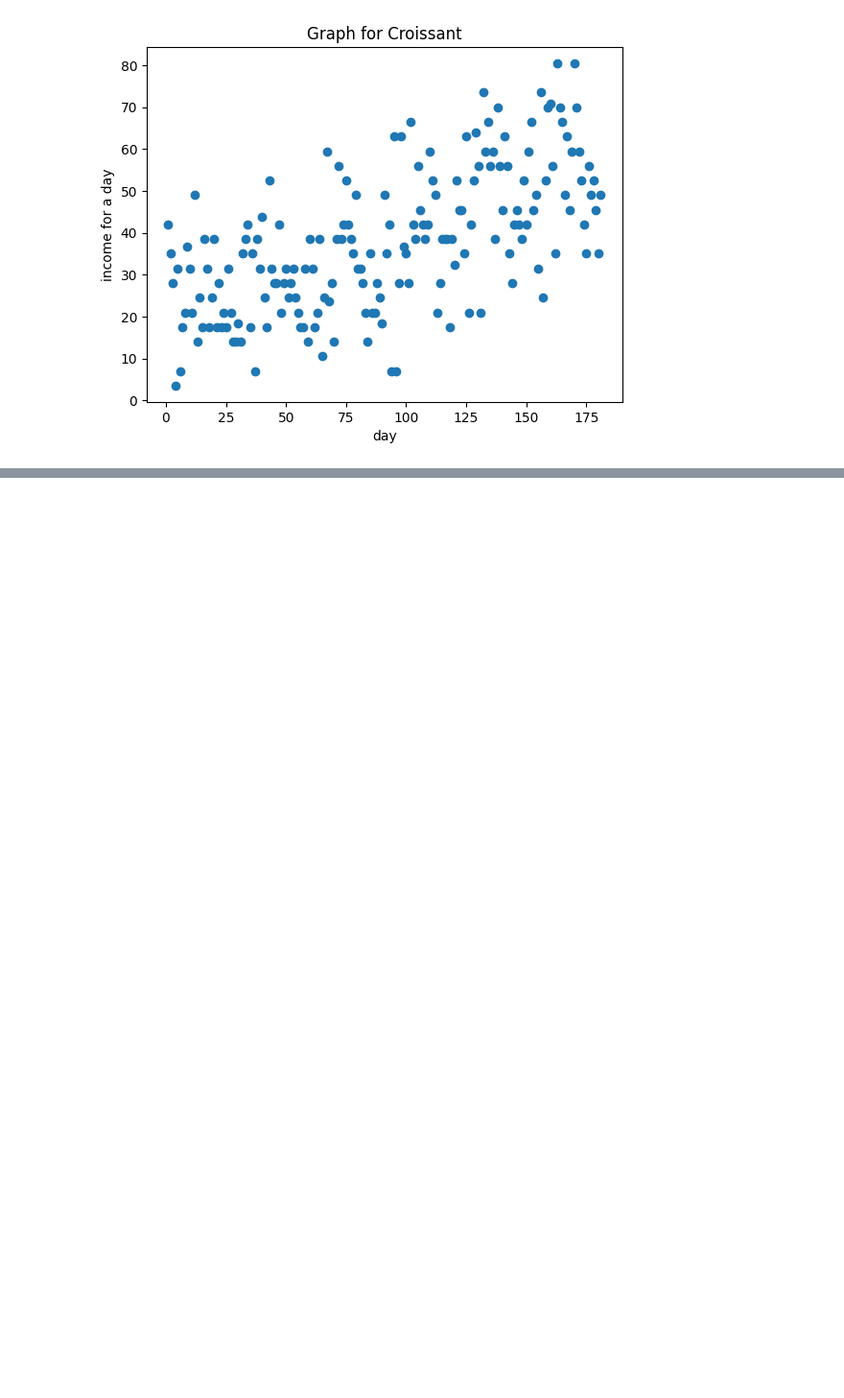
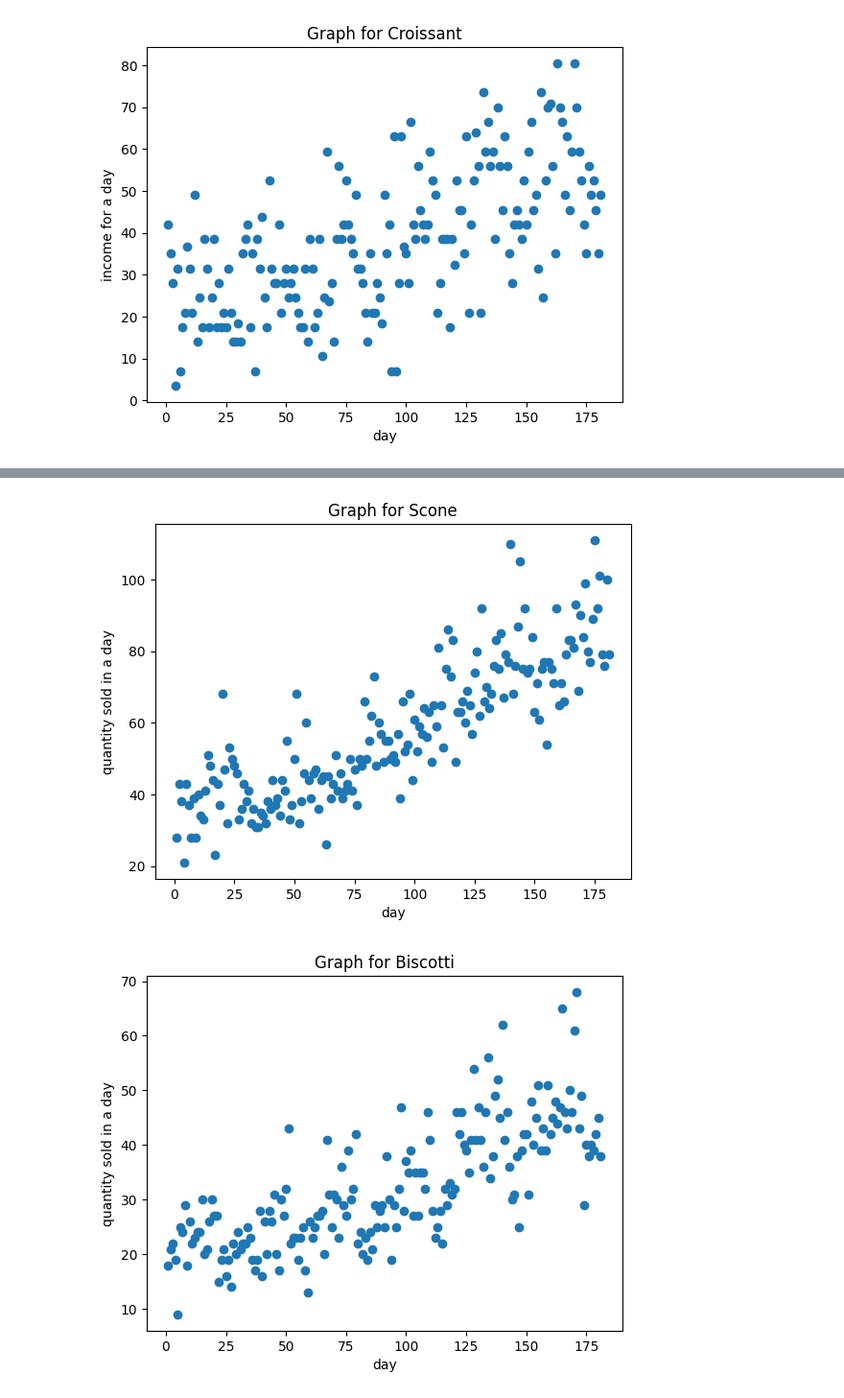
Before and after one commit to Sta1ks/Coffeeshop-analysis, a Jupyter notebook: working_folder/data-preporcessing.ipynb, the cells around one changed output, grey strips where cells are left out. Shown at 96% size. Cells and saved outputs as stored; diff of their text form; code cells hidden in the pictures; blank space fills up the shorter version.

```diff
--- a/working_folder/data-preporcessing.ipynb
+++ b/working_folder/data-preporcessing.ipynb
@@ -117,0 +168,12 @@ for product in products:
+# %%
+for i in types:
+ df = data[data["product_type"] == i]
+ daily_qty = df.groupby("day")["transaction_qty"].sum()
+ plt.scatter(daily_qty.index, daily_qty.values)
+ plt.title(f"Graph for {i}")
+ plt.xlabel("day")
+ plt.ylabel("quantity sold in a day")
+ plt.show()
+# %% [output]
+[figure, added]
+[figure, added]
```
Also changed, not shown: parts of 16 cells of this notebook.
